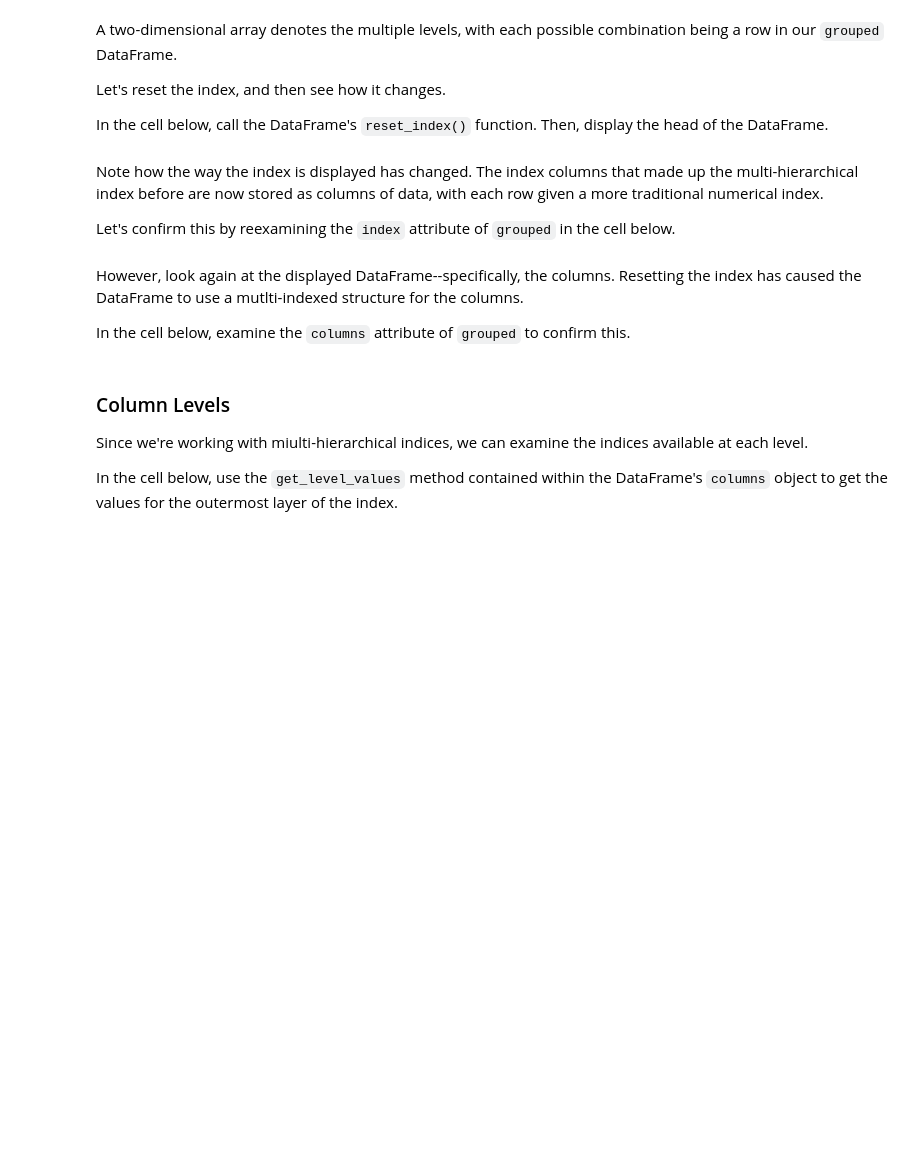
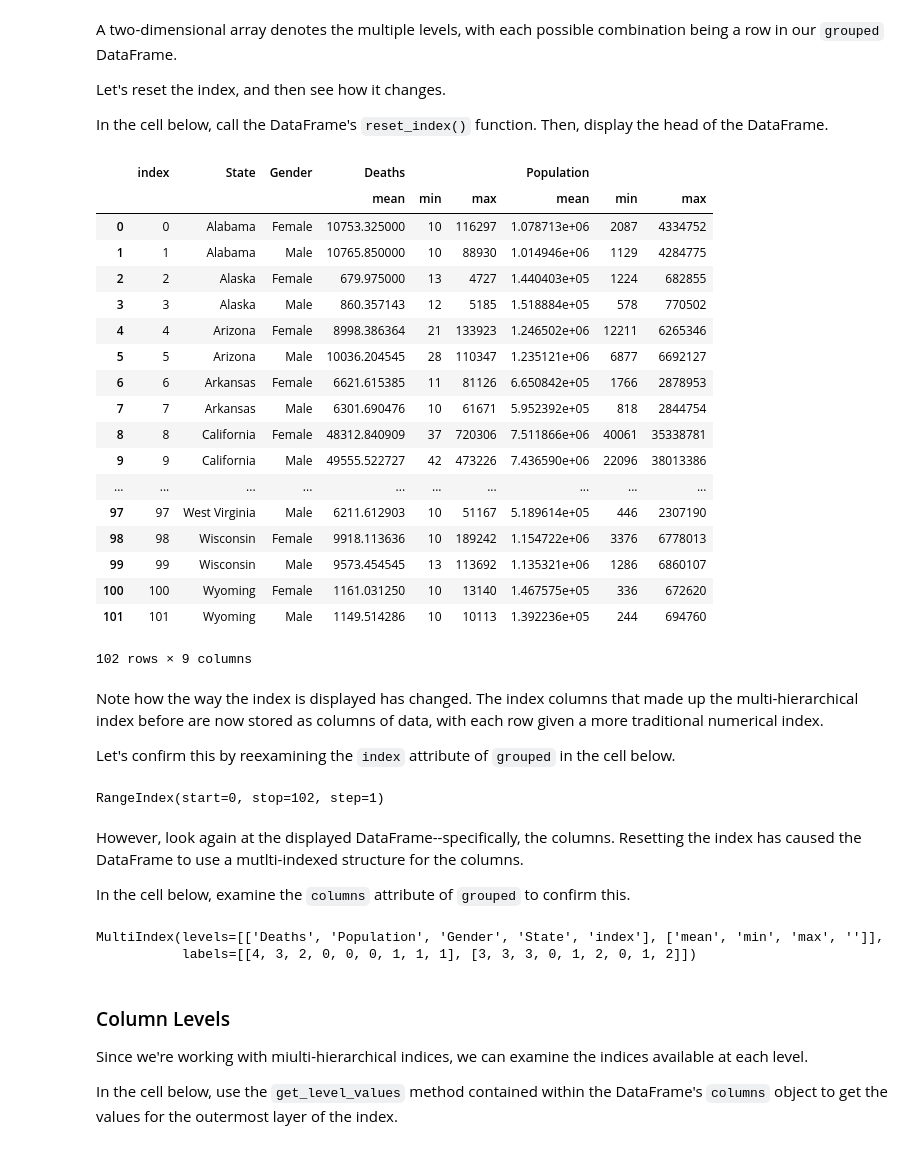
Before and after one commit to TaraRosen/Mod_3_Project, a Jupyter notebook: Module1Week2/dsc-pivot-tables-pandas-lab-nyc-ds-career-042219/index.ipynb, the cells around one changed output. Cells and saved outputs as stored; diff of their text form; code cells hidden in the pictures; blank space fills up the shorter version.

```diff
--- a/Module1Week2/dsc-pivot-tables-pandas-lab-nyc-ds-career-042219/index.ipynb
+++ b/Module1Week2/dsc-pivot-tables-pandas-lab-nyc-ds-career-042219/index.ipynb
@@ -247,17 +275,46 @@ Let's reset the index, and then see how it changes.
 In the cell below, call the DataFrame's `reset_index()` function.  Then, display the head of the DataFrame.
 # %%
 # First, reset the index. Notice the subtle difference; State and Gender are now columns rather then the index.
-grouped = None
+grouped = grouped.reset_index()
+grouped
+# %% [output]
+|  | index | State | Gender | Deaths |  |  | Population |  |  |
+|  |  |  |  | mean | min | max | mean | min | max |
+| 0 | 0 | Alabama | Female | 10753.325000 | 10 | 116297 | 1.078713e+06 | 2087 | 4334752 |
+| 1 | 1 | Alabama | Male | 10765.850000 | 10 | 88930 | 1.014946e+06 | 1129 | 4284775 |
+| 2 | 2 | Alaska | Female | 679.975000 | 13 | 4727 | 1.440403e+05 | 1224 | 682855 |
+| 3 | 3 | Alaska | Male | 860.357143 | 12 | 5185 | 1.518884e+05 | 578 | 770502 |
+| 4 | 4 | Arizona | Female | 8998.386364 | 21 | 133923 | 1.246502e+06 | 12211 | 6265346 |
+| 5 | 5 | Arizona | Male | 10036.204545 | 28 | 110347 | 1.235121e+06 | 6877 | 6692127 |
+| 6 | 6 | Arkansas | Female | 6621.615385 | 11 | 81126 | 6.650842e+05 | 1766 | 2878953 |
+| 7 | 7 | Arkansas | Male | 6301.690476 | 10 | 61671 | 5.952392e+05 | 818 | 2844754 |
+| 8 | 8 | California | Female | 48312.840909 | 37 | 720306 | 7.511866e+06 | 40061 | 35338781 |
+| 9 | 9 | California | Male | 49555.522727 | 42 | 473226 | 7.436590e+06 | 22096 | 38013386 |
+| ... | ... | ... | ... | ... | ... | ... | ... | ... | ... |
+| 97 | 97 | West Virginia | Male | 6211.612903 | 10 | 51167 | 5.189614e+05 | 446 | 2307190 |
+| 98 | 98 | Wisconsin | Female | 9918.113636 | 10 | 189242 | 1.154722e+06 | 3376 | 6778013 |
+| 99 | 99 | Wisconsin | Male | 9573.454545 | 13 | 113692 | 1.135321e+06 | 1286 | 6860107 |
+| 100 | 100 | Wyoming | Female | 1161.031250 | 10 | 13140 | 1.467575e+05 | 336 | 672620 |
+| 101 | 101 | Wyoming | Male | 1149.514286 | 10 | 10113 | 1.392236e+05 | 244 | 694760 |
+102 rows × 9 columns
 # %% [markdown]
 Note how the way the index is displayed has changed.  The index columns that made up the multi-hierarchical index before are now stored as columns of data, with each row given a more traditional numerical index.
 
 Let's confirm this by reexamining the `index` attribute of `grouped` in the cell below.
+# %%
+grouped.index
+# %% [output]
+RangeIndex(start=0, stop=102, step=1)
 # %% [markdown]
 However, look again at the displayed DataFrame--specifically, the columns.  Resetting the index has caused the DataFrame to use a mutlti-indexed structure for the columns.
 
 In the cell below, examine the `columns` attribute of `grouped` to confirm this.
 # %%
 #Notice that this causes columns to be MultiIndexed!
+grouped.columns
+# %% [output]
+MultiIndex(levels=[['Deaths', 'Population', 'Gender', 'State', 'index'], ['mean', 'min', 'max', '']],
+           labels=[[4, 3, 2, 0, 0, 0, 1, 1, 1], [3, 3, 3, 0, 1, 2, 0, 1, 2]])
 # %% [markdown]
 ### Column Levels
 
```
Also changed, not shown: parts of 23 cells of this notebook, 1 other file.
